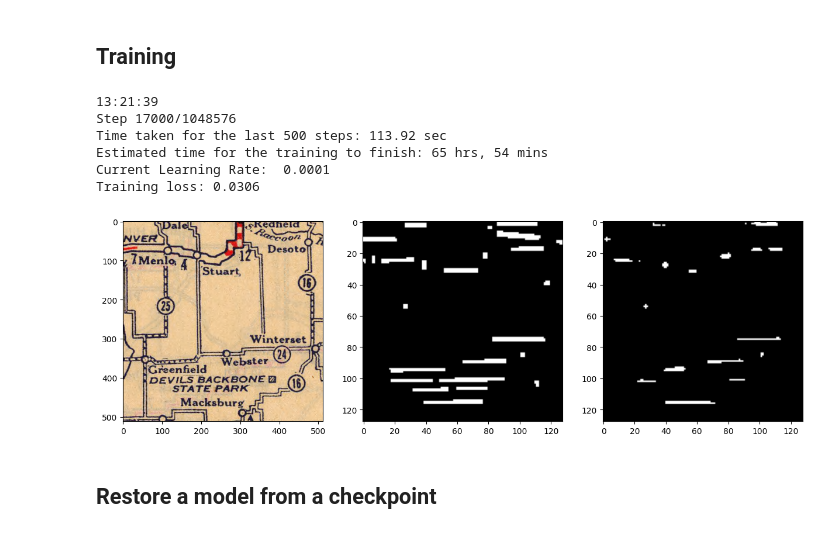
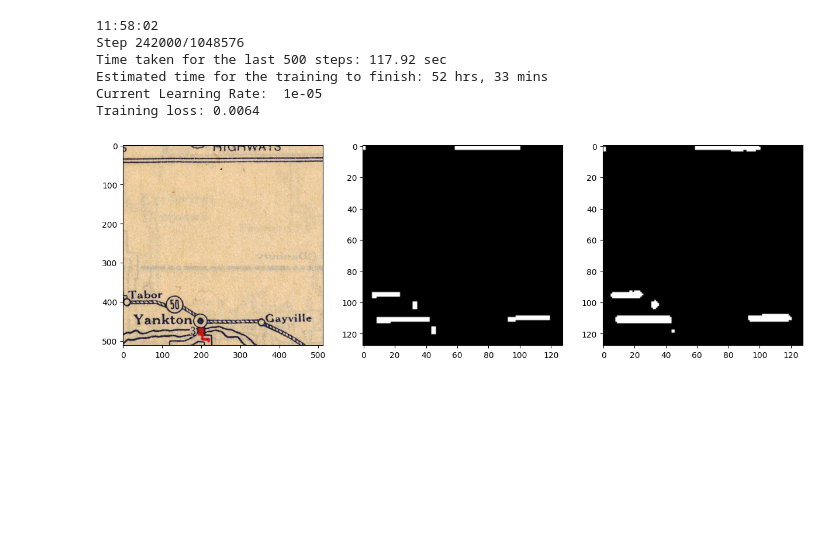
Before and after one commit to gerasimos-matidis/MapTD_TF2, a Jupyter notebook: train_v2.ipynb, the cells around one changed output. Drawn from its saved outputs; the diff is of its cells as text; code cells hidden in the pictures; blank space fills up the shorter version.

```diff
--- a/train_v2.ipynb
+++ b/train_v2.ipynb
@@ -45,7 +45,7 @@ class StepDecayLRSchedule(tf.keras.optimizers.schedules.LearningRateSchedule):
         return new_lr
 # %%
 TILE_SIZE = 512
-TRAIN_BATCH_SIZE = 16
+TRAIN_BATCH_SIZE = 8
 
 # Define the model
 maptd = maptd_model()
@@ -87,5 +90,3 @@ ckpt.restore(latest)
-# %% [markdown]
-## Training
 # %%
 @tf.function()
 def train_step(model, optimizer, tile,
@@ -162,15 +162,15 @@ def fit(model, train_dataset, test_dataset, summary_writer,
             print(f'Checkpoint at step: {step + 1}')
 # %%
 # Train the model
-fit(maptd, train_ds, test_ds, sum_writer)
+fit(maptd, train_ds, test_ds, sum_writer, enumerate_from=230000)
 # %% [output]
-13:21:39
-Step 17000/1048576
-Time taken for the last 500 steps: 113.92 sec
-Estimated time for the training to finish: 65 hrs, 54 mins
-Current Learning Rate:  0.0001
-Training loss: 0.0306
+11:58:02
+Step 242000/1048576
+Time taken for the last 500 steps: 117.92 sec
+Estimated time for the training to finish: 52 hrs, 33 mins
+Current Learning Rate:  1e-05
+Training loss: 0.0064
-[figure, old version]
+[figure, new version]
 # %%
 modelpath = os.path.join(conf_file_dir, 'saved_model')
 maptd.save(modelpath)
@@ -182,2 +176,0 @@ example_tile, example_score_map, _, _ = next(iter(test_ds.take(1)))
-# %% [markdown]
-## Restore a model from a checkpoint
```
Also changed, not shown: parts of 11 cells of this notebook, 2 other files.
